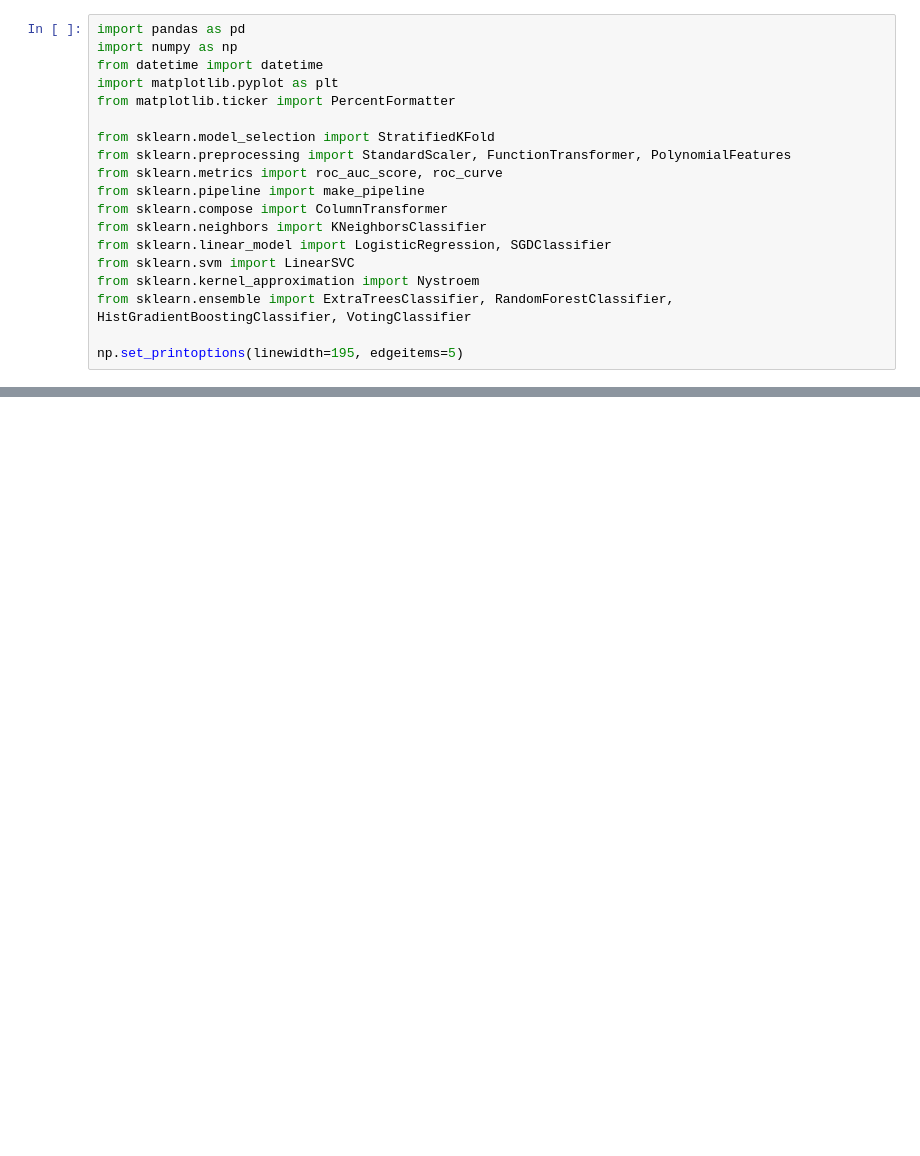
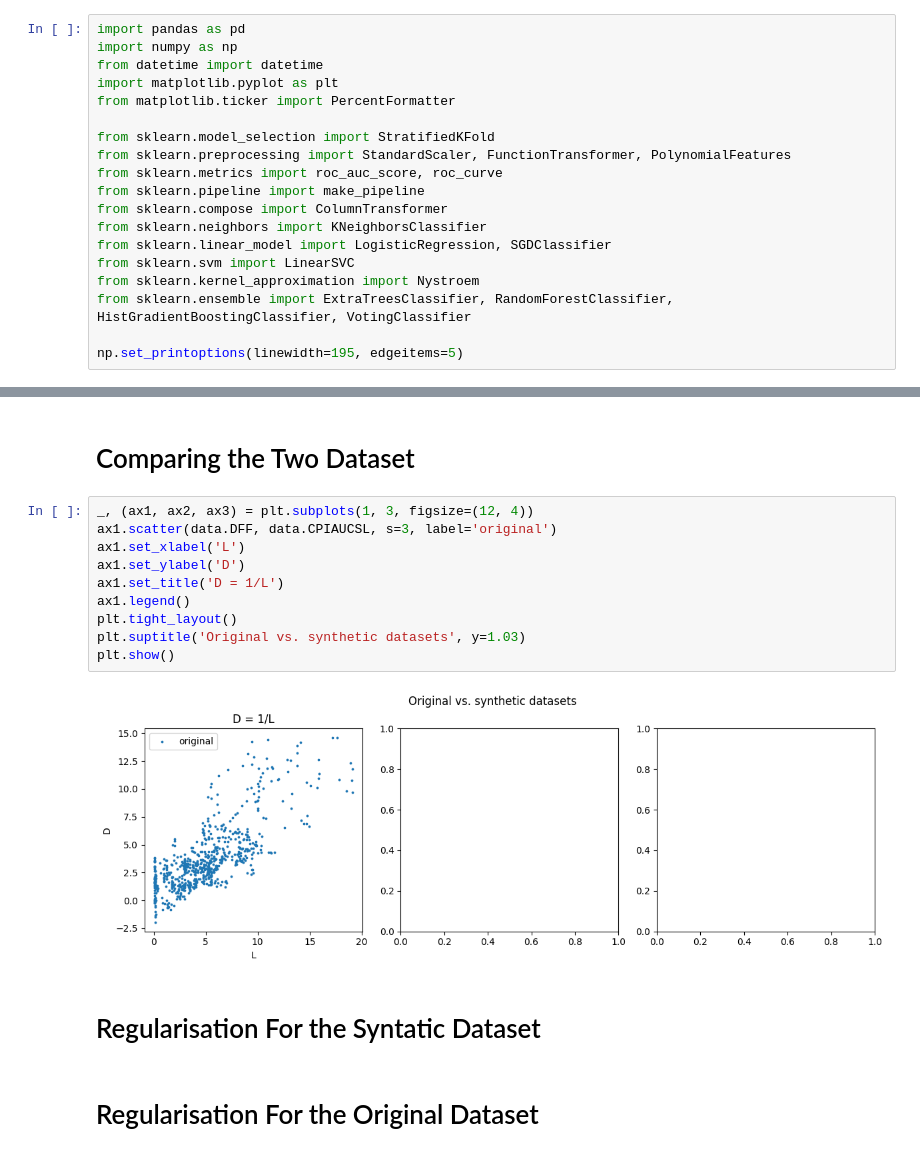
Before and after one commit to snajme/Capital-MarketML, a Jupyter notebook: NominalandRealFedFundsRateAnalysis.ipynb, the cells around one changed output, grey strips where cells are left out. Cells and saved outputs as stored; diff of their text form; blank space fills up the shorter version.

```diff
--- a/NominalandRealFedFundsRateAnalysis.ipynb
+++ b/NominalandRealFedFundsRateAnalysis.ipynb
@@ -38,0 +85,18 @@ TypeError: Axes.scatter() missing 1 required positional argument: 'y'
+# %% [markdown]
+# Comparing the Two Dataset
+# %%
+_, (ax1, ax2, ax3) = plt.subplots(1, 3, figsize=(12, 4))
+ax1.scatter(data.DFF, data.CPIAUCSL, s=3, label='original')
+ax1.set_xlabel('L')
+ax1.set_ylabel('D')
+ax1.set_title('D = 1/L')
+ax1.legend()
+plt.tight_layout()
+plt.suptitle('Original vs. synthetic datasets', y=1.03)
+plt.show()
+# %% [output]
+[figure, added]
+# %% [markdown]
+# Regularisation For the Syntatic Dataset
+# %% [markdown]
+# Regularisation For the Original Dataset
```
Also changed, not shown: parts of 7 cells of this notebook.
